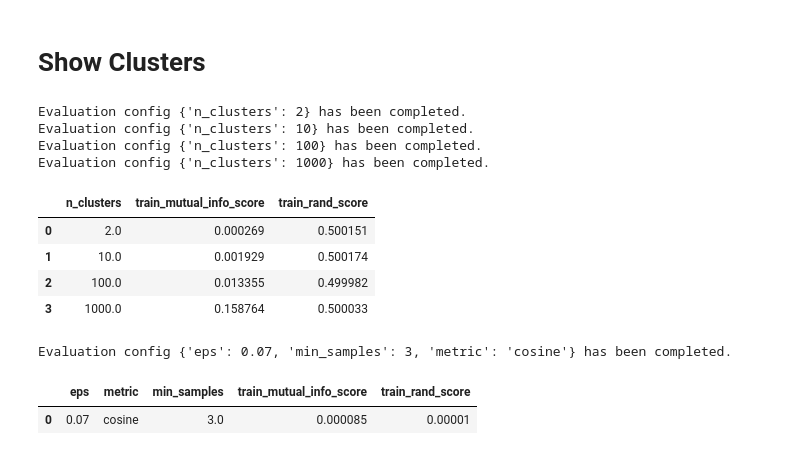
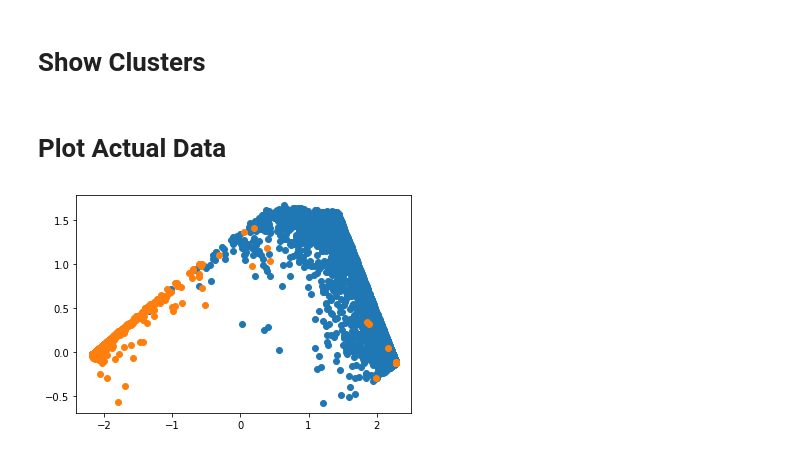
Before and after one commit to mryf323/ml_final_project, a Jupyter notebook: phase2.ipynb, the cells around one changed output. Drawn from its saved outputs; the diff is of its cells as text; code cells hidden in the pictures.

```diff
--- a/phase2.ipynb
+++ b/phase2.ipynb
@@ -36,3 +31,6 @@ vectorizer = Word2VecAdapter(pre_trained_model=KeyedVectors.load('w2v.kv'))
 # %%
 X_train_vec = vectorizer.fit_transform(X_train)
 X_test_vec = vectorizer.transform(X_test)
+# %%
+mlp = MLPClassifier(hidden_layer_sizes=(1000, 500, 250, 5), activation='tanh', warm_start=True)
+mlp.fit(X_train_vec, Y_train)
@@ -39,11 +59,15 @@ X_test_vec = vectorizer.transform(X_test)
+# %%
+X_train_vec = last_layer_activations(mlp, X_train_vec)
+X_test_vec = last_layer_activations(mlp, X_test_vec)
 # %% [markdown]
 # Show Clusters
 # %%
-tsne = PCA(n_components = 2)
-X_tsne = tsne.fit_transform(X_train_vec[:1000])
+tsne = PCA(n_components=2)
+X_tsne = tsne.fit_transform(X_train_vec)
 # %%
-u_labels = np.unique(Y_train[:1000])
-for i in u_labels:
-    points = X_tsne[Y_train[:1000] == i]
-    plt.scatter(points[:,0] , points[:,1] , label = i)
-plt.show()
+def plot_clustering(Y, X_tsne):
+    u_labels = np.unique(Y)
+    for i in u_labels:
+        points = X_tsne[Y == i]
+        plt.scatter(points[:, 0], points[:, 1], label=i)
+    plt.show()
@@ -71,12 +73,0 @@ def evaluate_cluster(model_factory , possible_configs, X_train_vec, X_test_vec,
-# %%
-evaluate_cluster(MiniBatchKMeans, [{'n_clusters':2}, {'n_clusters':10}, {'n_clusters':100}, {'n_clusters':1000}], X_train_vec[:4000], X_test_vec[:4000], Y_train[:4000], Y_test[:4000])
-# %% [output]
-Evaluation config {'n_clusters': 2} has been completed.
-Evaluation config {'n_clusters': 10} has been completed.
-Evaluation config {'n_clusters': 100} has been completed.
-Evaluation config {'n_clusters': 1000} has been completed.
-|  | n_clusters | train_mutual_info_score | train_rand_score |
-| 0 | 2.0 | 0.000269 | 0.500151 |
-| 1 | 10.0 | 0.001929 | 0.500174 |
-| 2 | 100.0 | 0.013355 | 0.499982 |
-| 3 | 1000.0 | 0.158764 | 0.500033 |
@@ -85,8 +74,6 @@ evaluate_cluster(GaussianMixture, [{'n_components':2}, {'n_components':10}, {'n_
-# %%
-
-from sklearn.cluster import DBSCAN
-evaluate_cluster(DBSCAN, [{'eps':0.07, 'min_samples':3, 'metric':'cosine'}], X_train_vec, X_test_vec, Y_train, Y_test)
-# %% [output]
-Evaluation config {'eps': 0.07, 'min_samples': 3, 'metric': 'cosine'} has been completed.
-|  | eps | metric | min_samples | train_mutual_info_score | train_rand_score |
-| 0 | 0.07 | cosine | 3.0 | 0.000085 | 0.00001 |
+# %% [markdown]
+# Plot Actual Data
+# %%
+plot_clustering(Y_train, X_tsne)
+# %% [output]
+[figure, added]
```
Also changed, not shown: parts of 41 cells of this notebook, 3 other files.
